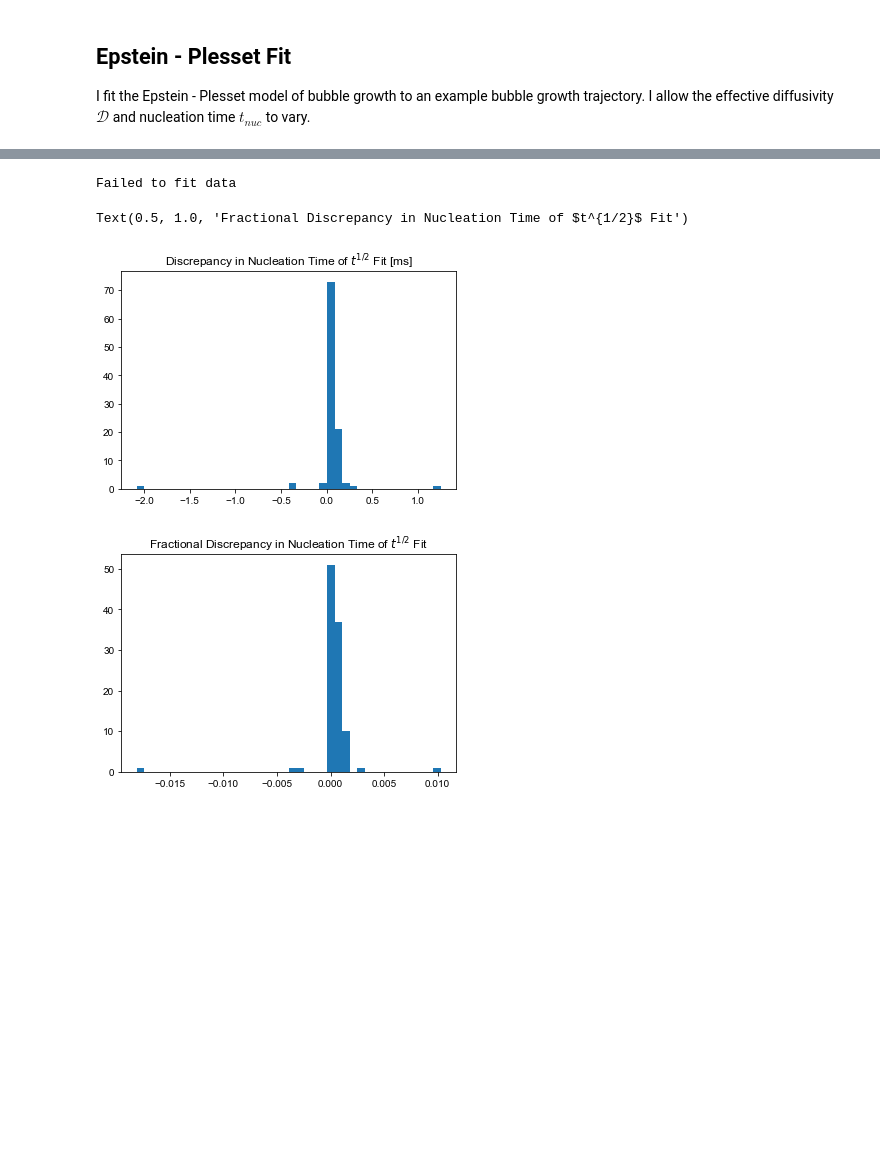
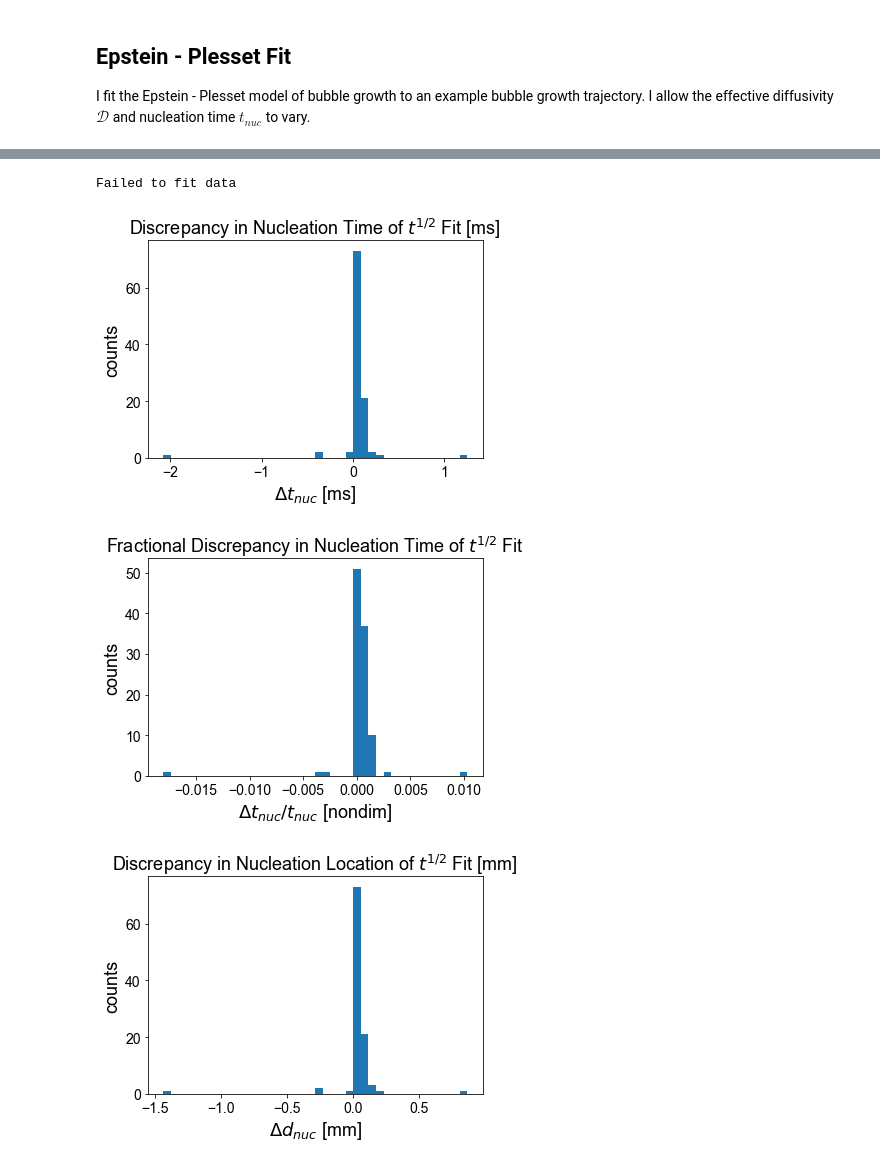
Before and after one commit to andylitalo/bubble-growth, a Jupyter notebook: ntbk/20211202_72bar_compare_t12_ep.ipynb, the cells around one changed output, grey strips where cells are left out. Cells and saved outputs as stored; diff of their text form; code cells hidden in the pictures; blank space fills up the shorter version.

```diff
--- a/ntbk/20211202_72bar_compare_t12_ep.ipynb
+++ b/ntbk/20211202_72bar_compare_t12_ep.ipynb
@@ -49,7 +49,7 @@ polyol_data_file = '../input/3k2f_31c.csv'
 # equation of state data for CO2 at desired temperature
 eos_co2_file = '../input/eos_co2_25-0C.csv'
 # save directory for E-P data
-save_path = '../output/20211202_72bar_test_t12.pkl'
+save_path = '../output/debug_fit_fn.pkl' #20211202_72bar_test_ep.pkl'
 # %% [output]
 The autoreload extension is already loaded. To reload it, use:
   %reload_ext autoreload
@@ -117,14 +118,13 @@ load_path = '../output/20211202_72bar_21-32_35-74.pkl'
 with open(load_path, 'rb') as f:
     data = pkl.load(f)
 
-print(data_test.keys())
 # defines functional form of square-root fit
 def sqrt_fit(t, D, t_nuc):
     """Square-root fit R(t) = sqrt(D*(t - t_nuc))."""
     return np.sqrt(D*(np.abs(t - t_nuc)))
 
-def compare_ep_t12(t_fit_ep, R_fit_ep, t_fit_t12, R_fit_t12, t_bub, R_bub,
-                   lw=2, ax_fs=16, tk_fs=14, l_fs=12):
+def compare_ep_sqrt(t_nuc_ep, t_fit_ep, R_fit_ep, t_nuc_sqrt, t_fit_sqrt, R_fit_sqrt, t_bub, R_bub,
+                   lw=2, ax_fs=16, tk_fs=14, l_fs=12, x_lim=None, y_lim=None):
     """Compares predictions by Epstein - Plesset fit and t^1/2 fit against data."""
     # plots comparison of square-root fit and Epstein - Plesset model alongside true bubble growth data
     # creates figure
@@ -134,11 +134,11 @@ def compare_ep_t12(t_fit_ep, R_fit_ep, t_fit_t12, R_fit_t12, t_bub, R_bub,
     # plots data
     ax.plot(np.asarray(t_fit_ep - t_nuc_ep)*s_2_ms, np.asarray(R_fit_ep)*m_2_um,
             'r--', lw=lw, label='E - P')
-    ax.plot(np.asarray(t_fit_t12 - t_nuc_t12)*s_2_ms, np.asarray(R_fit_t12)*m_2_um,
+    ax.plot(np.asarray(t_fit_sqrt - t_nuc_sqrt)*s_2_ms, np.asarray(R_fit_sqrt)*m_2_um,
             'b', lw=lw, label=r'$\propto t^{1/2}$')
     ax.plot((t_bub - t_nuc_ep)*s_2_ms, R_bub*m_2_um, 'k', lw=0,
             marker='o', fillstyle='none', label='data (E-P)')
-    ax.plot((t_bub - t_nuc_t12)*s_2_ms, R_bub*m_2_um, 'k', lw=0,
+    ax.plot((t_bub - t_nuc_sqrt)*s_2_ms, R_bub*m_2_um, 'k', lw=0,
             marker='^', fillstyle='none', label=r'data ($t^{1/2}$)')
 
     # formats plot
@@ -148,7 +148,9 @@ def compare_ep_t12(t_fit_ep, R_fit_ep, t_fit_t12, R_fit_t12, t_bub, R_bub,
     ax.legend(fontsize=l_fs)
     ax.set_xscale('log')
     ax.set_yscale('log')
-    ax.set_xlim([1E-5, 10])
-    ax.set_ylim([1E-1, 100])
+    if x_lim:
+        ax.set_xlim(x_lim)
+    if y_lim:
+        ax.set_ylim(y_lim)
 
     return ax
@@ -157,48 +209,73 @@ dict_keys([21, 22, 23, 24, 25, 26, 27, 28, 29, 30, 31, 32, 35, 36, 37, 38, 39, 4
 # %%
 # plot parameters
 n_bins = 40
+t_fs = 18
+ax_fs = 18
+tk_fs = 14
 
 dt_nuc = []
 dt_nuc_frac = []
+dd_nuc = []
 
 # extracts fit data
 for vid_num in data.keys():
     vid_data = data[vid_num]['data']
+    v = data[vid_num]['metadata']['v_max']
     for bub_num in vid_data.keys():
         bub_data = vid_data[bub_num]
         # extracts fit data
         t_fit_ep = bub_data['t_fit']
         R_fit_ep = bub_data['R_fit']
         t_bub = bub_data['t_bub']
         R_bub = bub_data['R_bub']
         D_ep = bub_data['D']
         t_nuc_ep = bub_data['t_nuc']
 
         # fits square-root function to bubble growth data
         try:
             popt, pcov = scipy.optimize.curve_fit(sqrt_fit, t_bub, R_bub, p0=[D_ep, t_nuc_ep])
         except:
             print('Failed to fit data')
             continue
-        D_t12, t_nuc_t12 = popt
+        D_sqrt, t_nuc_sqrt = popt
         # computes predictions of fit
-        t_fit_t12 = t_fit_ep
-        R_fit_t12 = sqrt_fit(t_fit_t12, *popt)
+        t_fit_sqrt = t_fit_ep
+        R_fit_sqrt = sqrt_fit(t_fit_sqrt, *popt)
 
         # computes discrepancy in nucleation time prediction
-        dt_nuc += [t_nuc_t12 - t_nuc_ep]
-        dt_nuc_frac += [(t_nuc_t12 - t_nuc_ep) / t_nuc_ep]
+        dt_nuc += [t_nuc_sqrt - t_nuc_ep]
+        dt_nuc_frac += [(t_nuc_sqrt - t_nuc_ep) / t_nuc_ep]
+
+        # computes discrepancy in nucleation location
+        d_nuc_sqrt = v*t_nuc_sqrt
+        d_nuc_ep = v*t_nuc_ep
+        dd_nuc += [d_nuc_sqrt - d_nuc_ep]
+
 
 # plots distribution of discrepancies in nucleation time
 plt.figure()
 plt.hist(np.asarray(dt_nuc)*s_2_ms, bins=n_bins)
-plt.title(r'Discrepancy in Nucleation Time of $t^{1/2}$ Fit [ms]')
+plt.title(r'Discrepancy in Nucleation Time of $t^{1/2}$ Fit [ms]', fontsize=t_fs)
+plt.xlabel(r'$\Delta t_{nuc}$ [ms]', fontsize=ax_fs)
+plt.ylabel('counts', fontsize=ax_fs)
+plt.tick_params(axis='both', labelsize=tk_fs)
 
 plt.figure()
 plt.hist(dt_nuc_frac, bins=n_bins)
-plt.title(r'Fractional Discrepancy in Nucleation Time of $t^{1/2}$ Fit')
+plt.title(r'Fractional Discrepancy in Nucleation Time of $t^{1/2}$ Fit', fontsize=t_fs)
+plt.xlabel(r'$\Delta t_{nuc} / t_{nuc}$ [nondim]', fontsize=ax_fs)
+plt.ylabel('counts', fontsize=ax_fs)
+plt.tick_params(axis='both', labelsize=tk_fs)
+
+# plots distribution of discrepancies in nucleation location
+plt.figure()
+plt.hist(np.asarray(dd_nuc)*m_2_mm, bins=n_bins)
+plt.title(r'Discrepancy in Nucleation Location of $t^{1/2}$ Fit [mm]', fontsize=t_fs)
+plt.xlabel(r'$\Delta d_{nuc}$ [mm]', fontsize=ax_fs)
+plt.ylabel('counts', fontsize=ax_fs)
+plt.tick_params(axis='both', labelsize=tk_fs)
 # %% [output]
 Failed to fit data
-Text(0.5, 1.0, 'Fractional Discrepancy in Nucleation Time of $t^{1/2}$ Fit')
-[figure, old version]
+[figure, new version]
-[figure, old version]
+[figure, new version]
+[figure, added]
```
Also changed, not shown: parts of 10 cells of this notebook, 7 other files.
